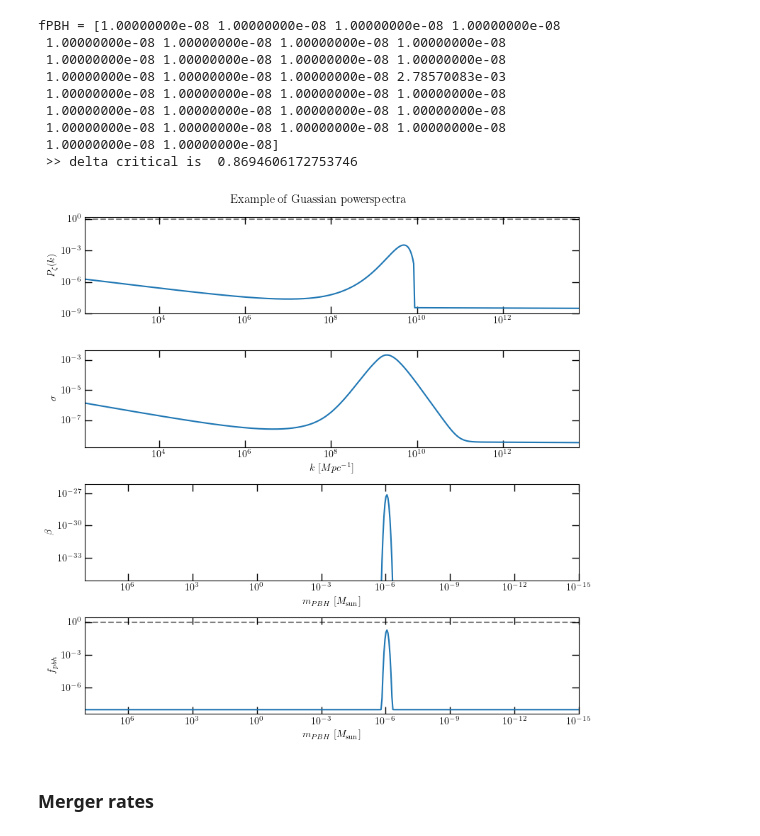
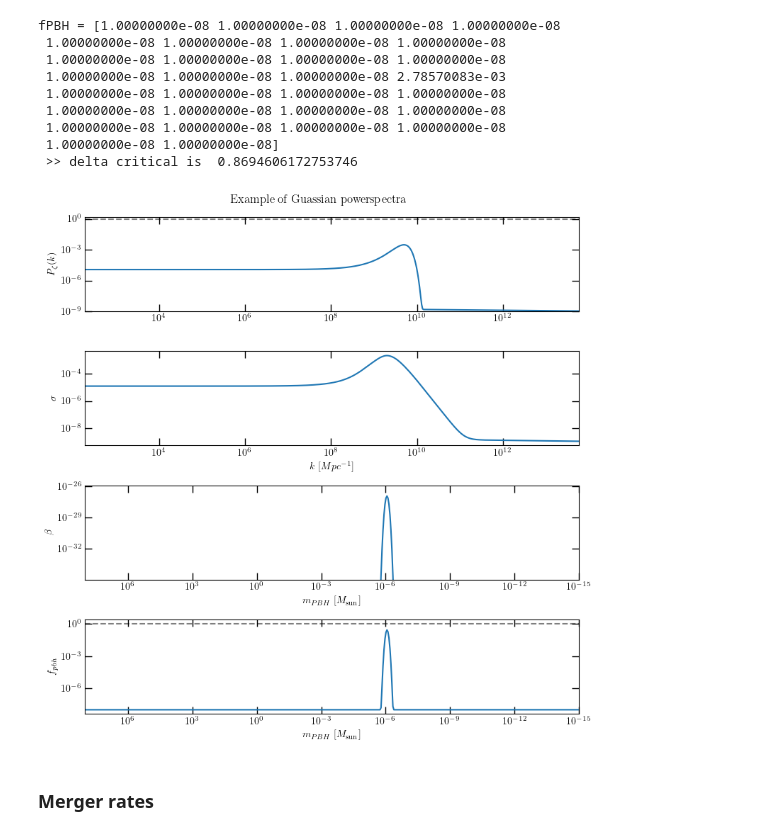
Before and after one commit to cjoana/LISA-PBH-WK, a Jupyter notebook: using_PrimBHoles.ipynb, the cells around one changed output. Cells and saved outputs as stored; diff of their text form; code cells hidden in the pictures.

```diff
--- a/using_PrimBHoles.ipynb
+++ b/using_PrimBHoles.ipynb
@@ -431,6 +431,7 @@ def k_of_m(mass):
     mH = mass / ratio_mPBH_over_mH
     kk = kmsun / mH ** (0.5)  # S. Clesse: to be checked
     return kk
+
 def m_of_k(k):
 
     ratio_mPBH_over_mH = 0.8
@@ -440,29 +441,27 @@ def m_of_k(k):
     return mass
 
 
-
-
 test = 0
 Msun = physics_units.m_sun
 
-## Model A: Gaussian
-# sig =  0.3
-# As = 0.01*sig
-# kp = 5e9
-# PS_model = PowerSpectrum.gaussian(As=As, sigma=sig, kp=kp)
+# Model A: Gaussian
+sig =  0.3
+As = 0.01*sig
+kp = 5e9
+PS_model = PowerSpectrum.gaussian(As=As, sigma=sig, kp=kp)
 
 ## Model B : axion_gauge
 # PS_model = PowerSpectrum.axion_gauge()
 # PS_model = PowerSpectrum.axion_gauge(As=As, sigma=sig, kp=kp)
 
-## Model C : multi_field
-kf = 5e9             # scale H-crossing at sharp turn  [mpc^-1]
-P0 = 2e-9 * 0.5739895427438906    # Amplitude Pk in absence of transient instability
-eta = 3.             # TODO: check value
-delta = 2.5          # TODO: check value
-kp = kf
-PS_model = PowerSpectrum.multifield()
-PS_model = PowerSpectrum.multifield(kf=kf, eta=eta, delta=delta)
+# ## Model C : multi_field
+# kf = 5e9             # scale H-crossing at sharp turn  [mpc^-1]
+# P0 = 2e-9 * 0.5739895427438906    # Amplitude Pk in absence of transient instability
+# eta = 3.             # TODO: check value
+# delta = 2.5          # TODO: check value
+# kp = kf
+# PS_model = PowerSpectrum.multifield()
+# PS_model = PowerSpectrum.multifield(kf=kf, eta=eta, delta=delta)
 
 
 ## Select with vacuum
@@ -501,34 +500,34 @@ ax.set_xlim(min(kk), max(kk))
 ax = axs[1]
 ax.plot(kk, sigma)
 ax.set_xscale("log")
 ax.set_yscale("log")
 ax.set_ylabel(r"$\sigma$")
 ax.set_xlabel(r"$k\ [Mpc^{-1}]$")
 ax.set_xlim(min(kk), max(kk))
 
 ax = axs[2]
 ax.plot(mass, beta)
 ax.set_xscale("log")
 ax.set_yscale("log")
 ax.set_ylabel(r"$\beta$")
 ax.set_xlabel(r"$m_{PBH}\ [M_{\rm sun}]$")
 ax.set_xlim(max(mass), min(mass))
 ax.set_ylim(beta.max()*1e-8, beta.max()*10)
 
 ax = axs[3]
 ax.plot(mass, fpbh)
 ax.axhline(1, color="k", ls="--", alpha=0.5)
 ax.set_xscale("log")
 ax.set_yscale("log")
 ax.set_ylabel(r"$f_{pbh}$")
 ax.set_xlabel(r"$m_{PBH}\ [M_{\rm sun}]$")
 ax.set_xlim(max(mass), min(mass))
 
 plt.tight_layout()
 # plt.savefig(PLOTSPATH + "/example_abundances.png")
 # plt.show()
 # %% [output]
-[figure, old version]
+[figure, new version]
 # %% [markdown]
 ### Merger rates
 # %%
```
Also changed, not shown: parts of 5 cells of this notebook, 4 other files.
